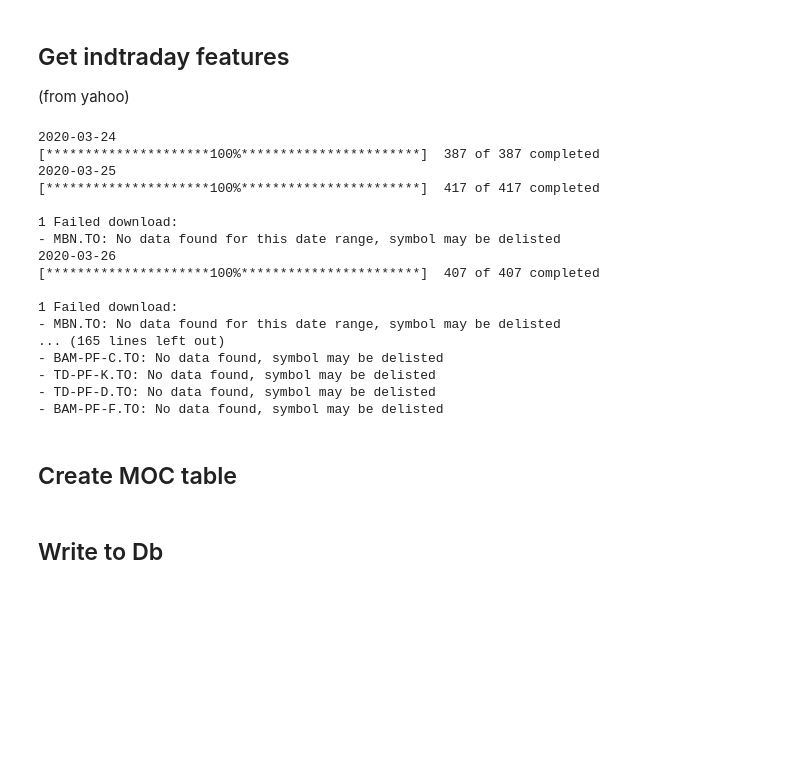
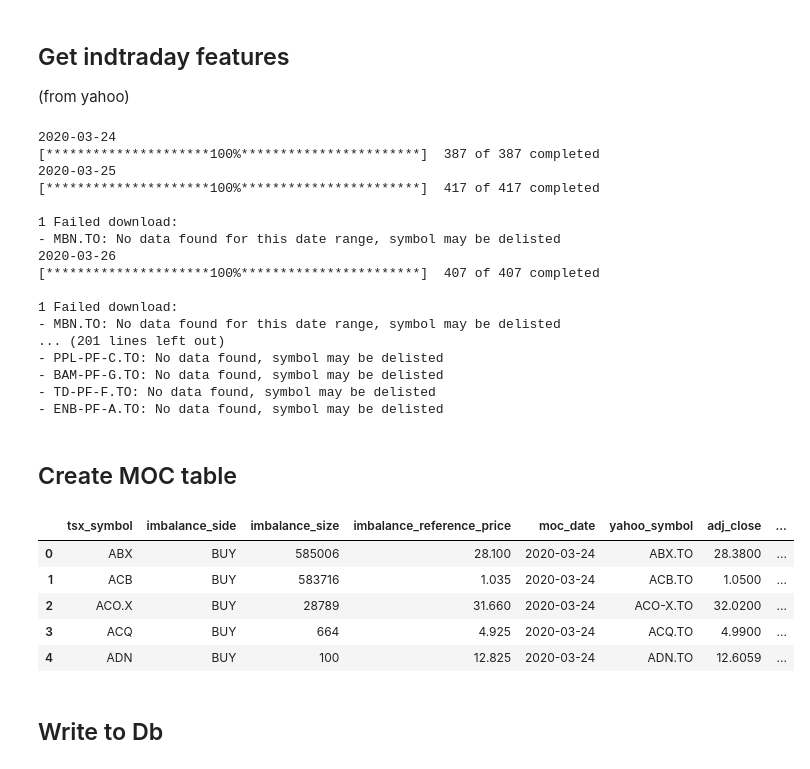
Before and after one commit to gryBox/prefect_guide, a Jupyter notebook: MOC.ipynb, the cells around one changed output. Saved outputs shown, nothing was run; the diff lists cells and outputs as text; code cells hidden in the pictures; blank space fills up the shorter version.

```diff
--- a/MOC.ipynb
+++ b/MOC.ipynb
@@ -103,5 +104,5 @@ memory usage: 331.7+ KB
 # %%
-moc_key_df["moc_date"] = moc_key_df["moc_date"].dt.date
+#moc_key_df["moc_date"] = moc_key_df["moc_date"].dt.date
 # %% [markdown]
 ## Get daily features
 (from yahoo)
@@ -174,11 +175,11 @@ intraday_df = etl_moc.get_1min_ohlc.run(moc_key_df)
 
 1 Failed download:
 - MBN.TO: No data found for this date range, symbol may be delisted
-... (165 lines left out)
-- BAM-PF-C.TO: No data found, symbol may be delisted
-- TD-PF-K.TO: No data found, symbol may be delisted
-- TD-PF-D.TO: No data found, symbol may be delisted
-- BAM-PF-F.TO: No data found, symbol may be delisted
+... (201 lines left out)
+- PPL-PF-C.TO: No data found, symbol may be delisted
+- BAM-PF-G.TO: No data found, symbol may be delisted
+- TD-PF-F.TO: No data found, symbol may be delisted
+- ENB-PF-A.TO: No data found, symbol may be delisted
 # %% [markdown]
 ## Create MOC table
 # %%
@@ -188,3 +187,12 @@ moc_df
+# %%
+eod_price_df.head()
+# %% [output]
+|  | tsx_symbol | imbalance_side | imbalance_size | imbalance_reference_price | moc_date | yahoo_symbol | adj_close | ... |
+| 0 | ABX | BUY | 585006 | 28.100 | 2020-03-24 | ABX.TO | 28.3800 | ... |
+| 1 | ACB | BUY | 583716 | 1.035 | 2020-03-24 | ACB.TO | 1.0500 | ... |
+| 2 | ACO.X | BUY | 28789 | 31.660 | 2020-03-24 | ACO-X.TO | 32.0200 | ... |
+| 3 | ACQ | BUY | 664 | 4.925 | 2020-03-24 | ACQ.TO | 4.9900 | ... |
+| 4 | ADN | BUY | 100 | 12.825 | 2020-03-24 | ADN.TO | 12.6059 | ... |
 # %% [markdown]
 ## Write to Db
 # %%
```
Also changed, not shown: parts of 8 cells of this notebook, 6 other files.
